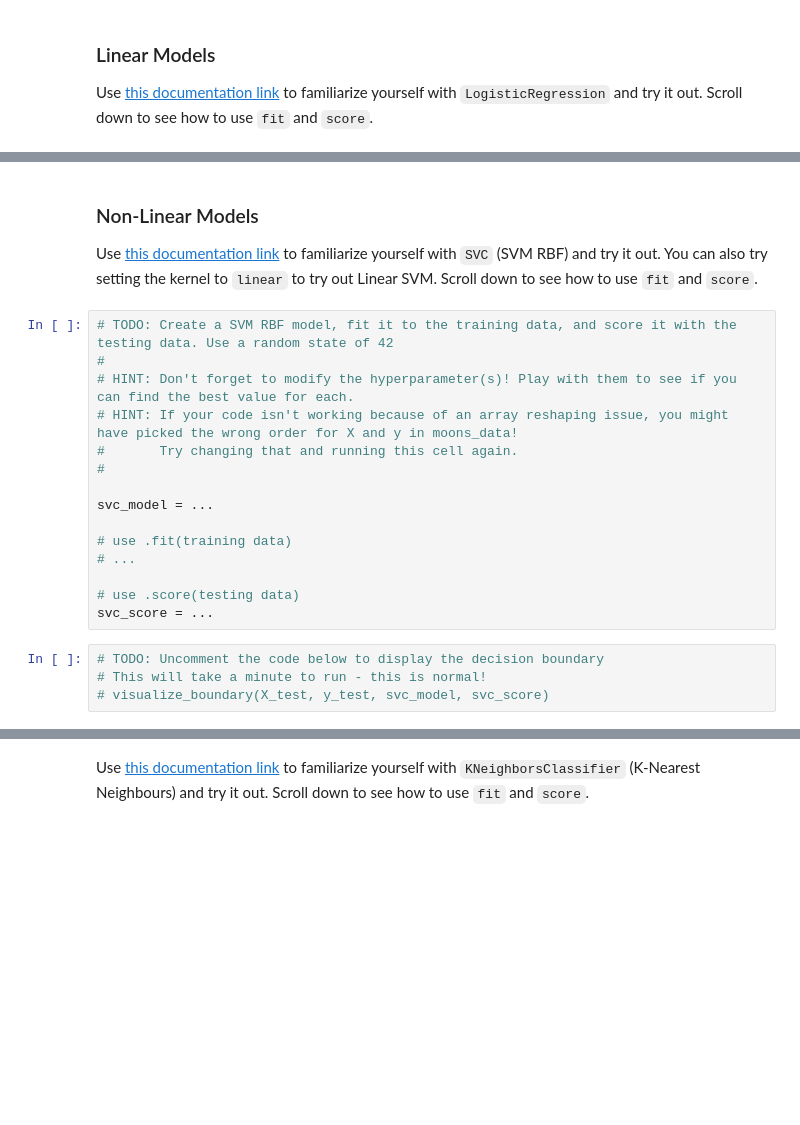
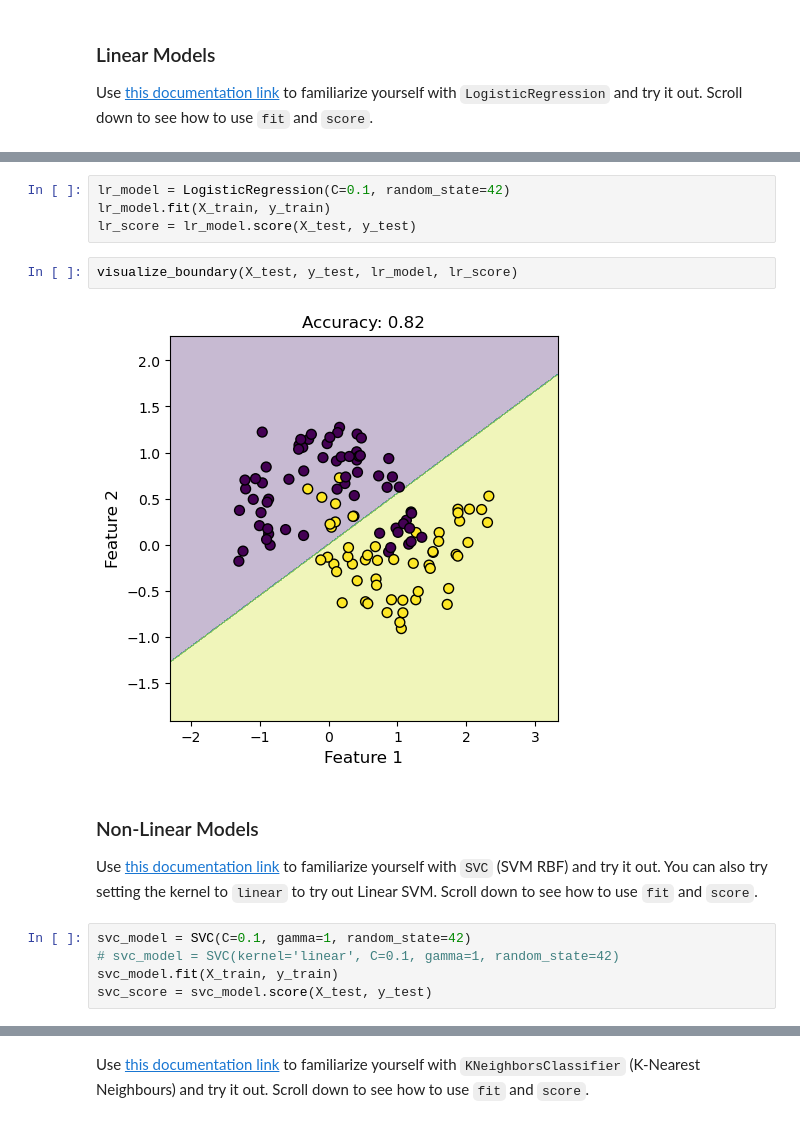
Before and after one commit to rachelkd/geering-up, a Jupyter notebook: 2_1-intro-to-supervised-models.ipynb, the cells around one changed output, grey strips where cells are left out. Drawn from its saved outputs; the diff is of its cells as text; blank space fills up the shorter version.

```diff
--- a/2_1-intro-to-supervised-models.ipynb
+++ b/2_1-intro-to-supervised-models.ipynb
@@ -157,22 +179,16 @@ lr_score = ...
+# %%
+lr_model = LogisticRegression(C=0.1, random_state=42)
+lr_model.fit(X_train, y_train)
+lr_score = lr_model.score(X_test, y_test)
+# %%
+visualize_boundary(X_test, y_test, lr_model, lr_score)
+# %% [output]
+[figure, added]
 # %% [markdown]
 ### Non-Linear Models
 Use [this documentation link](https://scikit-learn.org/stable/modules/generated/sklearn.svm.SVC.html) to familiarize yourself with `SVC` (SVM RBF) and try it out. You can also try setting the kernel to `linear` to try out Linear SVM. Scroll down to see how to use `fit` and `score`.
-# %%
-# TODO: Create a SVM RBF model, fit it to the training data, and score it with the testing data. Use a random state of 42
-#
-# HINT: Don't forget to modify the hyperparameter(s)! Play with them to see if you can find the best value for each.
-# HINT: If your code isn't working because of an array reshaping issue, you might have picked the wrong order for X and y in moons_data!
-#       Try changing that and running this cell again.
-#
-
-svc_model = ...
-
-# use .fit(training data)
-# ...
-
-# use .score(testing data)
-svc_score = ...
-# %%
-# TODO: Uncomment the code below to display the decision boundary
-# This will take a minute to run - this is normal!
-# visualize_boundary(X_test, y_test, svc_model, svc_score)
+# %%
+svc_model = SVC(C=0.1, gamma=1, random_state=42)
+# svc_model = SVC(kernel='linear', C=0.1, gamma=1, random_state=42)
+svc_model.fit(X_train, y_train)
+svc_score = svc_model.score(X_test, y_test)
```
Also changed, not shown: parts of 37 cells of this notebook.
